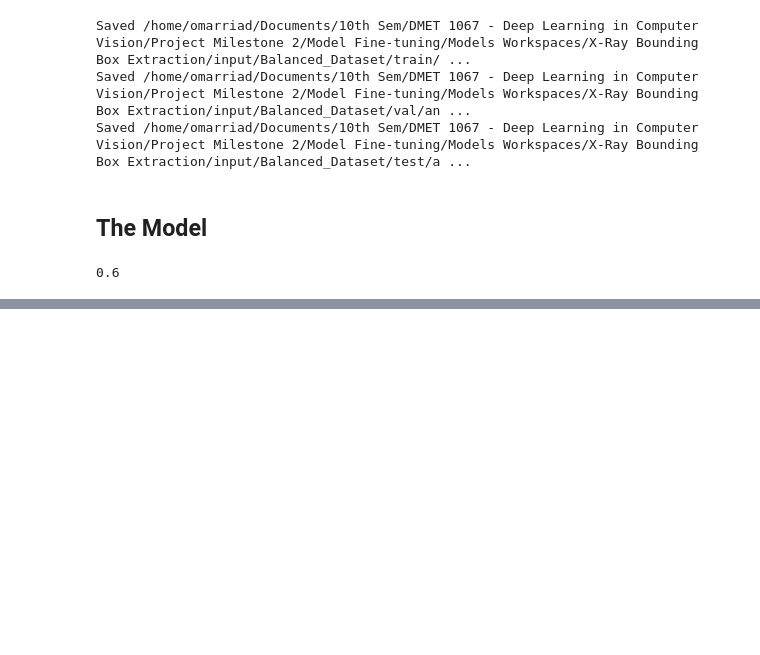
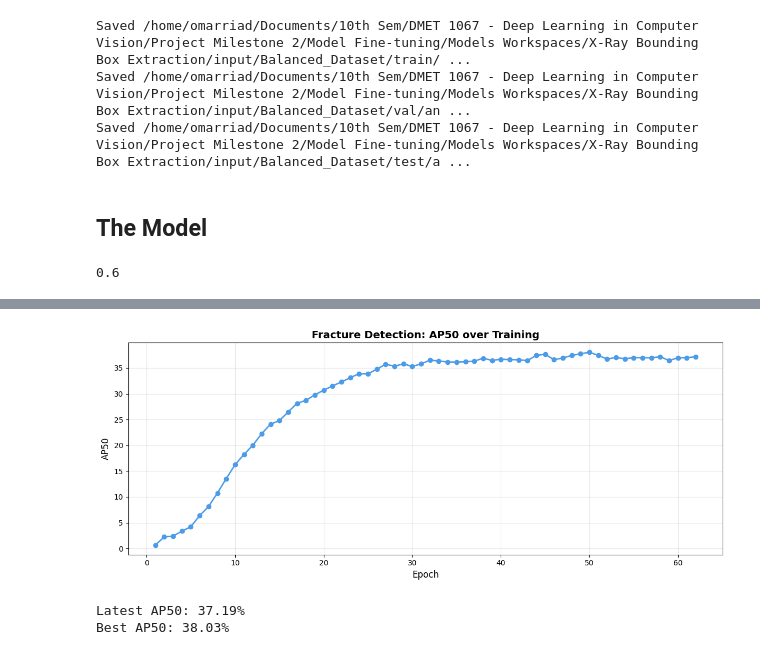
Before and after one commit to MaroSalah02/X-CV, a Jupyter notebook: Model Fine-tuning/Models Workspaces/X-Ray Bounding Box Extraction/FAST C-RNN.ipynb, the cells around one changed output, grey strips where cells are left out. Saved outputs shown, nothing was run; the diff lists cells and outputs as text; code cells hidden in the pictures; blank space fills up the shorter version.

```diff
--- a/Model Fine-tuning/Models Workspaces/X-Ray Bounding Box Extraction/FAST C-RNN.ipynb
+++ b/Model Fine-tuning/Models Workspaces/X-Ray Bounding Box Extraction/FAST C-RNN.ipynb
@@ -639,0 +657,48 @@ roi_heads.box_predictor.cls_score.{bias, weight}
+# %%
+import matplotlib.pyplot as plt
+
+# Load metrics from training output
+metrics_file = OUTPUT_DIR / "metrics.json"
+
+# Try to load metrics
+metrics = []
+if metrics_file.exists():
+    with open(metrics_file) as f:
+        for line in f:
+            metrics.append(json.loads(line))
+else:
+    print(f"Metrics file not found at {metrics_file}")
+    print("Available files in OUTPUT_DIR:")
+    print(list(OUTPUT_DIR.glob("*")))
+
+if metrics:
+    # Extract AP50 values and iteration numbers
+    iterations = []
+    ap50_vals = []
+
+    for m in metrics:
+        if "iteration" in m and "bbox/AP50" in m:
+            iterations.append(m["iteration"])
+            ap50_vals.append(m["bbox/AP50"])
+
+    if ap50_vals:
+        # Convert iterations to epochs
+        epochs = [i / ITERS_PER_EPOCH for i in iterations]
+
+        fig, ax = plt.subplots(figsize=(12, 5))
+        ax.plot(epochs, ap50_vals, marker='o', linewidth=2, markersize=6, color='#4C9BE8')
+        ax.set_xlabel('Epoch', fontsize=12)
+        ax.set_ylabel('AP50', fontsize=12)
+        ax.set_title('Fracture Detection: AP50 over Training', fontsize=14, fontweight='bold')
+        ax.grid(True, alpha=0.3)
+        plt.tight_layout()
+        plt.show()
+
+        print(f"Latest AP50: {ap50_vals[-1]/100:.2%}")
+        print(f"Best AP50: {max(ap50_vals)/100:.2%}")
+    else:
+        print("No AP50 metrics found in metrics.json")
+# %% [output]
+[figure, added]
+Latest AP50: 37.19%
+Best AP50: 38.03%
```
Also changed, not shown: parts of 5 cells of this notebook.
